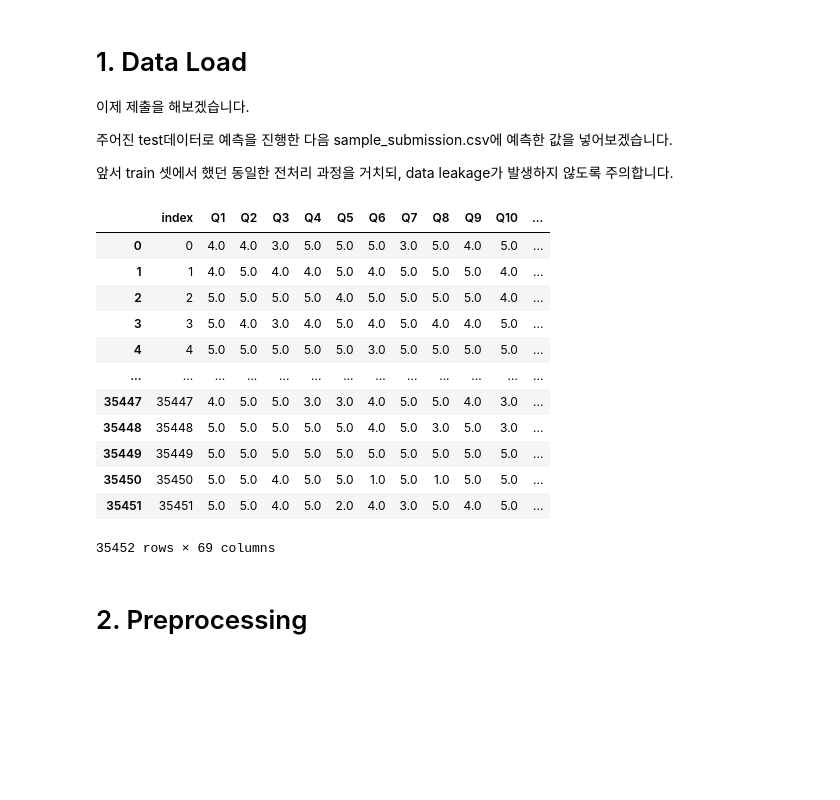
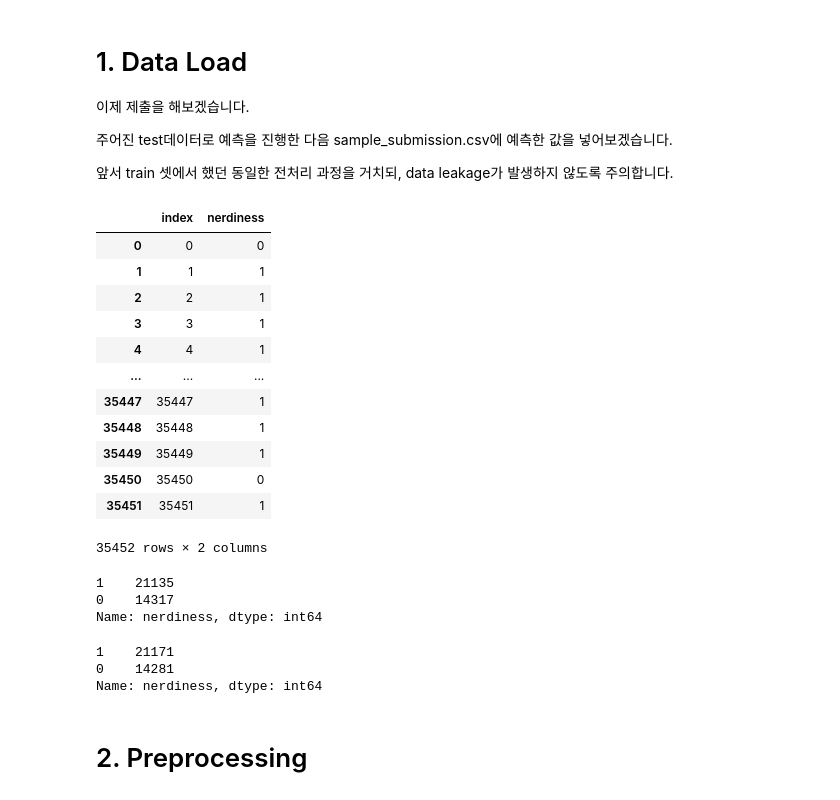
Before and after one commit to Bae-hong-seob/Dacon-SWuniversity-competition, a Jupyter notebook: Dolphin/base_inference.ipynb, the cells around one changed output. Drawn from its saved outputs; the diff is of its cells as text; code cells hidden in the pictures; blank space fills up the shorter version.

```diff
--- a/Dolphin/base_inference.ipynb
+++ b/Dolphin/base_inference.ipynb
@@ -23,22 +24,34 @@ from matplotlib import rcParams
 # %%
 path = "./Dataset/"
 
-test = pd.read_csv(path+"test.csv")
+test = pd.read_csv(path+"0802_23_28_42.csv")
 test
 # %% [output]
-|  | index | Q1 | Q2 | Q3 | Q4 | Q5 | Q6 | Q7 | Q8 | Q9 | Q10 | ... |
-| 0 | 0 | 4.0 | 4.0 | 3.0 | 5.0 | 5.0 | 5.0 | 3.0 | 5.0 | 4.0 | 5.0 | ... |
-| 1 | 1 | 4.0 | 5.0 | 4.0 | 4.0 | 5.0 | 4.0 | 5.0 | 5.0 | 5.0 | 4.0 | ... |
-| 2 | 2 | 5.0 | 5.0 | 5.0 | 5.0 | 4.0 | 5.0 | 5.0 | 5.0 | 5.0 | 4.0 | ... |
-| 3 | 3 | 5.0 | 4.0 | 3.0 | 4.0 | 5.0 | 4.0 | 5.0 | 4.0 | 4.0 | 5.0 | ... |
-| 4 | 4 | 5.0 | 5.0 | 5.0 | 5.0 | 5.0 | 3.0 | 5.0 | 5.0 | 5.0 | 5.0 | ... |
-| ... | ... | ... | ... | ... | ... | ... | ... | ... | ... | ... | ... | ... |
-| 35447 | 35447 | 4.0 | 5.0 | 5.0 | 3.0 | 3.0 | 4.0 | 5.0 | 5.0 | 4.0 | 3.0 | ... |
-| 35448 | 35448 | 5.0 | 5.0 | 5.0 | 5.0 | 5.0 | 4.0 | 5.0 | 3.0 | 5.0 | 3.0 | ... |
-| 35449 | 35449 | 5.0 | 5.0 | 5.0 | 5.0 | 5.0 | 5.0 | 5.0 | 5.0 | 5.0 | 5.0 | ... |
-| 35450 | 35450 | 5.0 | 5.0 | 4.0 | 5.0 | 5.0 | 1.0 | 5.0 | 1.0 | 5.0 | 5.0 | ... |
-| 35451 | 35451 | 5.0 | 5.0 | 4.0 | 5.0 | 2.0 | 4.0 | 3.0 | 5.0 | 4.0 | 5.0 | ... |
+|  | index | nerdiness |
+| 0 | 0 | 0 |
+| 1 | 1 | 1 |
+| 2 | 2 | 1 |
+| 3 | 3 | 1 |
+| 4 | 4 | 1 |
+| ... | ... | ... |
+| 35447 | 35447 | 1 |
+| 35448 | 35448 | 1 |
+| 35449 | 35449 | 1 |
+| 35450 | 35450 | 0 |
+| 35451 | 35451 | 1 |
-35452 rows × 69 columns
+35452 rows × 2 columns
+# %%
+test['nerdiness'].value_counts()
+# %% [output]
+1    21135
+0    14317
+Name: nerdiness, dtype: int64
+# %%
+test['nerdiness'].value_counts()
+# %% [output]
+1    21171
+0    14281
+Name: nerdiness, dtype: int64
 # %% [markdown]
 # 2. Preprocessing
 # %%
```
Also changed, not shown: parts of 8 cells of this notebook, 4 other files.
